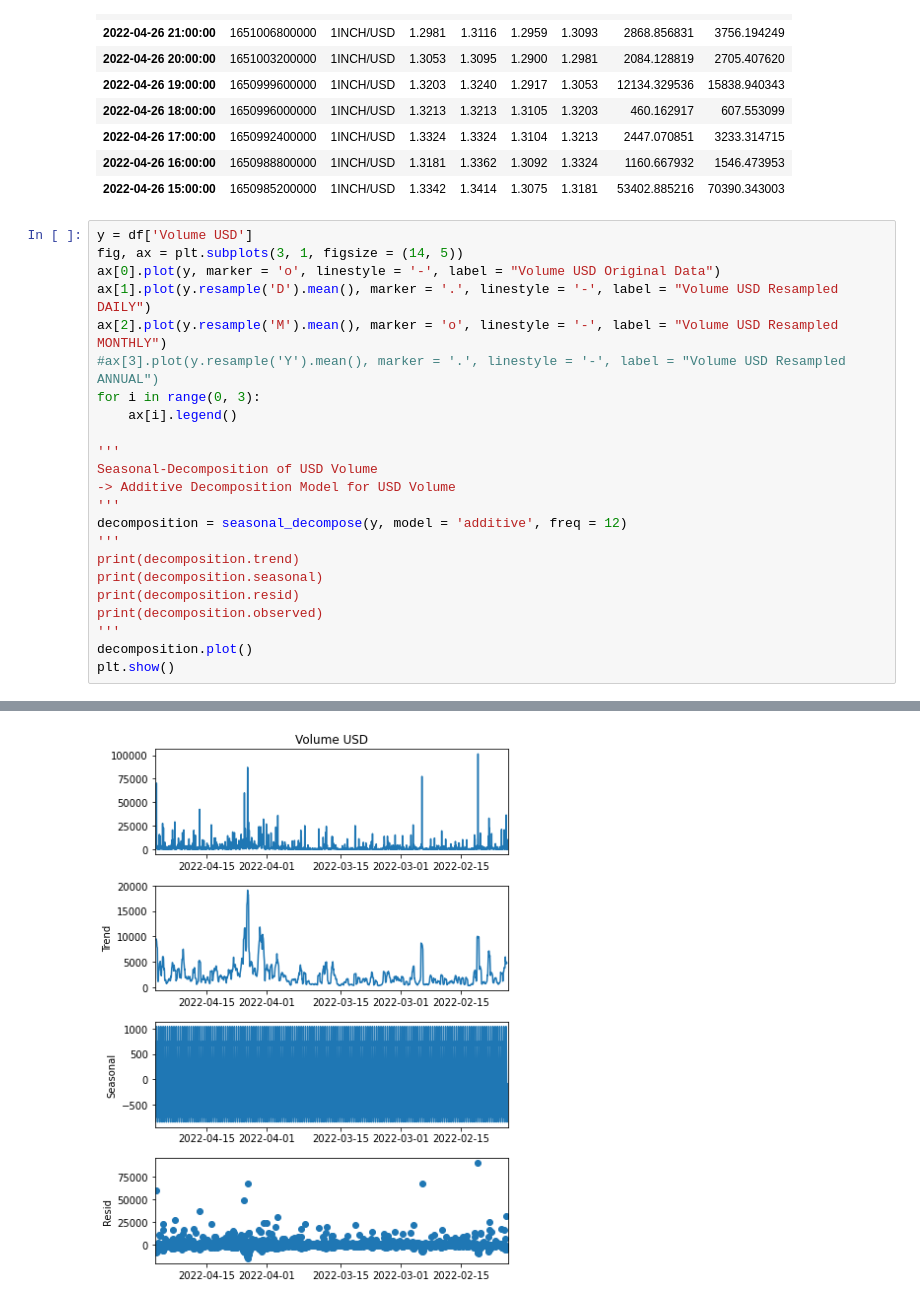
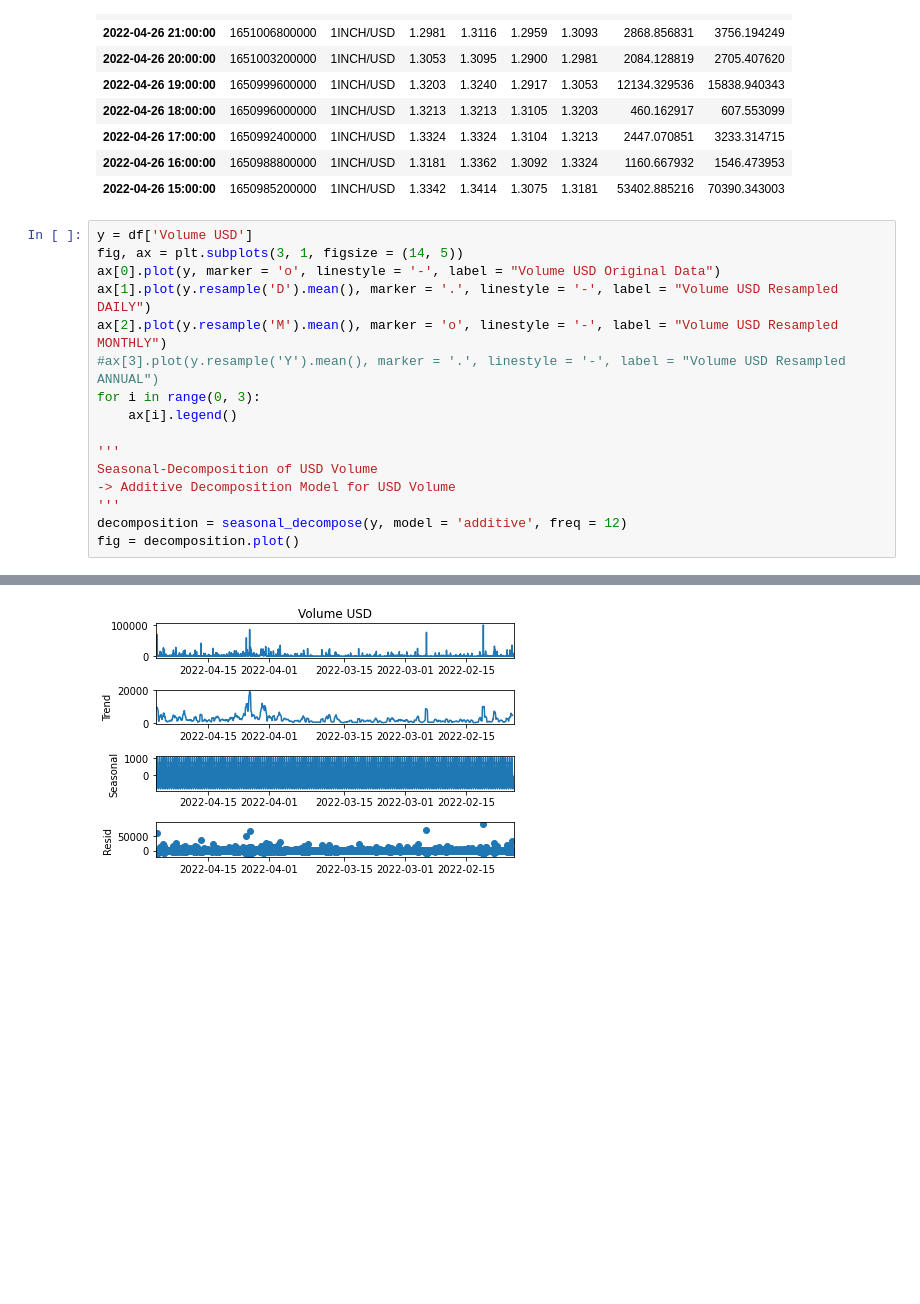
Before and after one commit to kennethZhangML/DAO-ML-Repo, a Jupyter notebook: ARMA_ARIMA_SARIMA_model_testing.ipynb, the cells around one changed output, grey strips where cells are left out. Drawn from its saved outputs; the diff is of its cells as text; blank space fills up the shorter version.

```diff
--- a/ARMA_ARIMA_SARIMA_model_testing.ipynb
+++ b/ARMA_ARIMA_SARIMA_model_testing.ipynb
@@ -30,26 +30,19 @@ df.head(n=10)
 # %%
 y = df['Volume USD']
 fig, ax = plt.subplots(3, 1, figsize = (14, 5))
 ax[0].plot(y, marker = 'o', linestyle = '-', label = "Volume USD Original Data")
 ax[1].plot(y.resample('D').mean(), marker = '.', linestyle = '-', label = "Volume USD Resampled DAILY")
 ax[2].plot(y.resample('M').mean(), marker = 'o', linestyle = '-', label = "Volume USD Resampled MONTHLY")
 #ax[3].plot(y.resample('Y').mean(), marker = '.', linestyle = '-', label = "Volume USD Resampled ANNUAL")
 for i in range(0, 3):
     ax[i].legend()
 
 '''
 Seasonal-Decomposition of USD Volume
 -> Additive Decomposition Model for USD Volume
 '''
 decomposition = seasonal_decompose(y, model = 'additive', freq = 12)
-'''
-print(decomposition.trend)
-print(decomposition.seasonal)
-print(decomposition.resid)
-print(decomposition.observed)
-'''
-decomposition.plot()
-plt.show()
+fig = decomposition.plot()
 # %% [output]
 [figure]
-[figure, old version]
+[figure, new version]
```
Also changed, not shown: parts of 9 cells of this notebook, 1 other file.
